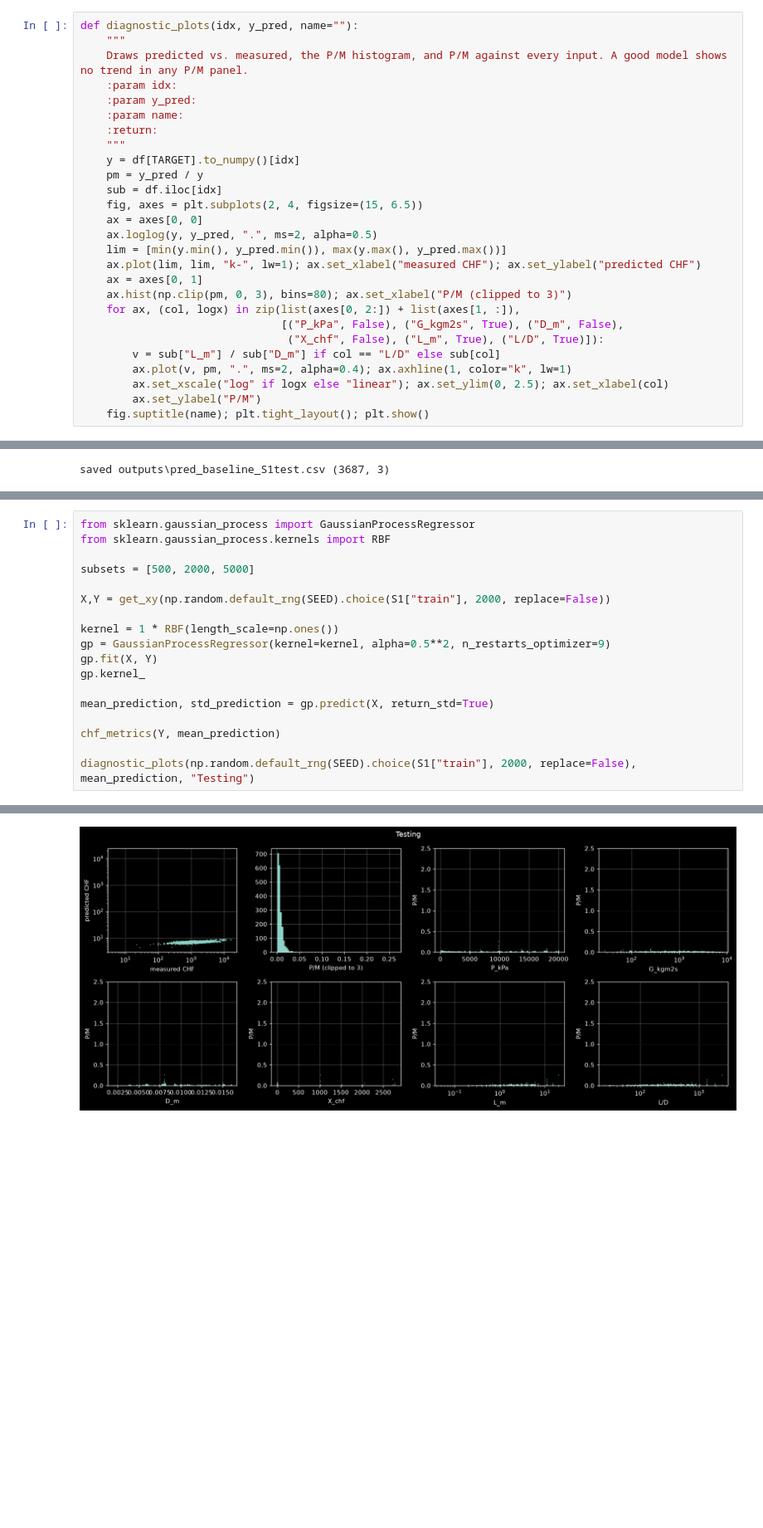
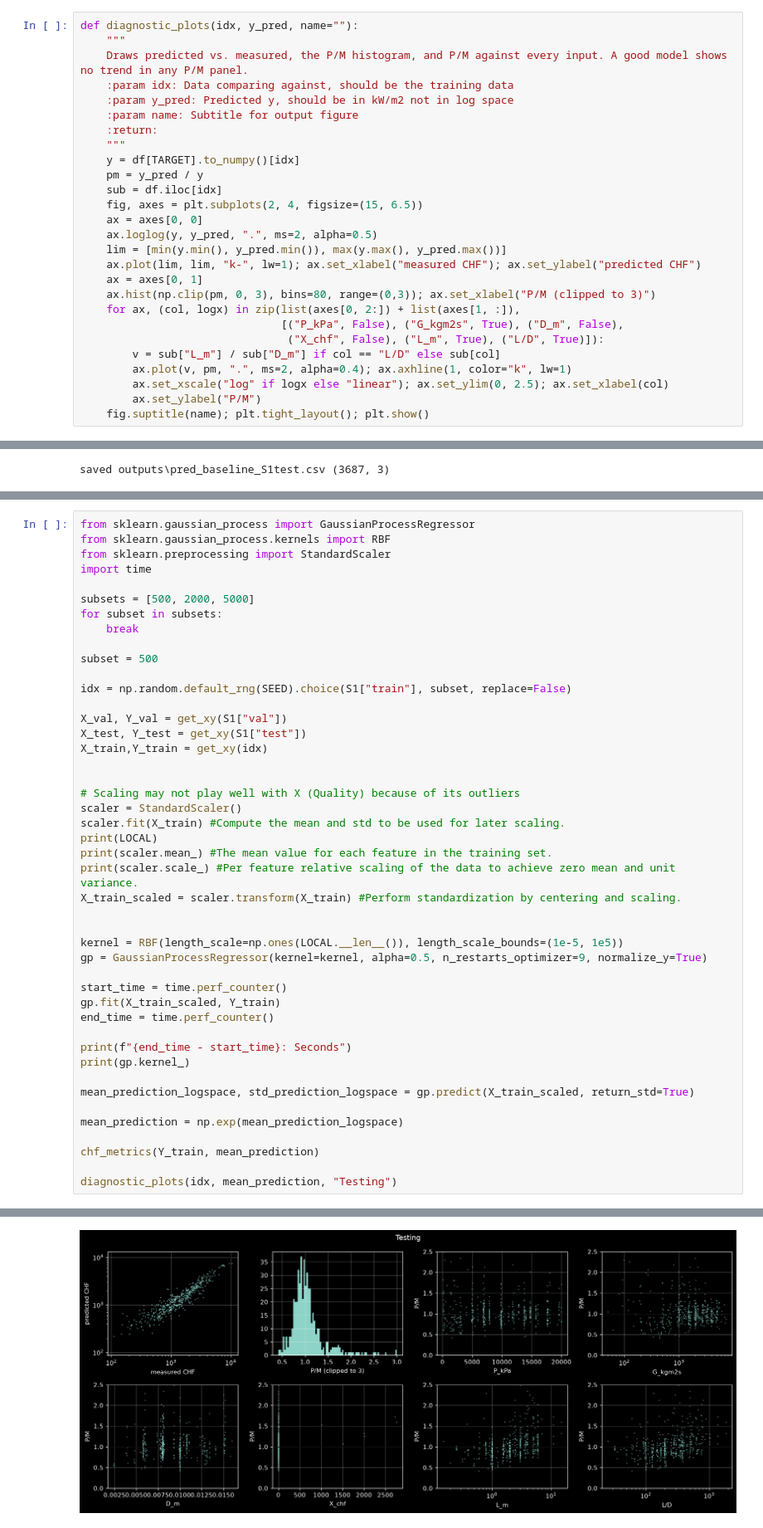
Before and after one commit to JosephAmador56/MECH4V95_Homework, a Jupyter notebook: starter_notebook.ipynb, the cells around one changed output, grey strips where cells are left out. Shown at 83% size. Saved outputs shown, nothing was run; the diff lists cells and outputs as text; blank space fills up the shorter version.

Commit message:
Getting output. Need to verify the noise and implement ARD still

```diff
--- a/starter_notebook.ipynb
+++ b/starter_notebook.ipynb
@@ -428,9 +434,9 @@ def calibration_curve_gaussian(y_true, mu_log, sigma_log, levels=np.linspace(0.1
 def diagnostic_plots(idx, y_pred, name=""):
     """
     Draws predicted vs. measured, the P/M histogram, and P/M against every input. A good model shows no trend in any P/M panel.
-    :param idx:
-    :param y_pred:
-    :param name:
+    :param idx: Data comparing against, should be the training data
+    :param y_pred: Predicted y, should be in kW/m2 not in log space
+    :param name: Subtitle for output figure
     :return:
     """
     y = df[TARGET].to_numpy()[idx]
@@ -442,7 +448,7 @@ def diagnostic_plots(idx, y_pred, name=""):
     lim = [min(y.min(), y_pred.min()), max(y.max(), y_pred.max())]
     ax.plot(lim, lim, "k-", lw=1); ax.set_xlabel("measured CHF"); ax.set_ylabel("predicted CHF")
     ax = axes[0, 1]
-    ax.hist(np.clip(pm, 0, 3), bins=80); ax.set_xlabel("P/M (clipped to 3)")
+    ax.hist(np.clip(pm, 0, 3), bins=80, range=(0,3)); ax.set_xlabel("P/M (clipped to 3)")
     for ax, (col, logx) in zip(list(axes[0, 2:]) + list(axes[1, :]),
                                [("P_kPa", False), ("G_kgm2s", True), ("D_m", False),
                                 ("X_chf", False), ("L_m", True), ("L/D", True)]):
@@ -616,19 +622,46 @@ saved outputs\pred_baseline_S1test.csv (3687, 3)
 # %%
 from sklearn.gaussian_process import GaussianProcessRegressor
 from sklearn.gaussian_process.kernels import RBF
+from sklearn.preprocessing import StandardScaler
+import time
 
 subsets = [500, 2000, 5000]
+for subset in subsets:
+    break
 
-X,Y = get_xy(np.random.default_rng(SEED).choice(S1["train"], 2000, replace=False))
+subset = 500
 
-kernel = 1 * RBF(length_scale=np.ones())
-gp = GaussianProcessRegressor(kernel=kernel, alpha=0.5**2, n_restarts_optimizer=9)
-gp.fit(X, Y)
-gp.kernel_
+idx = np.random.default_rng(SEED).choice(S1["train"], subset, replace=False)
 
-mean_prediction, std_prediction = gp.predict(X, return_std=True)
+X_val, Y_val = get_xy(S1["val"])
+X_test, Y_test = get_xy(S1["test"])
+X_train,Y_train = get_xy(idx)
 
-chf_metrics(Y, mean_prediction)
 
-diagnostic_plots(np.random.default_rng(SEED).choice(S1["train"], 2000, replace=False), mean_prediction, "Testing")
+# Scaling may not play well with X (Quality) because of its outliers
+scaler = StandardScaler()
+scaler.fit(X_train) #Compute the mean and std to be used for later scaling.
+print(LOCAL)
+print(scaler.mean_) #The mean value for each feature in the training set.
+print(scaler.scale_) #Per feature relative scaling of the data to achieve zero mean and unit variance.
+X_train_scaled = scaler.transform(X_train) #Perform standardization by centering and scaling.
+
+
+kernel = RBF(length_scale=np.ones(LOCAL.__len__()), length_scale_bounds=(1e-5, 1e5))
+gp = GaussianProcessRegressor(kernel=kernel, alpha=0.5, n_restarts_optimizer=9, normalize_y=True)
+
+start_time = time.perf_counter()
+gp.fit(X_train_scaled, Y_train)
+end_time = time.perf_counter()
+
+print(f"{end_time - start_time}: Seconds")
+print(gp.kernel_)
+
+mean_prediction_logspace, std_prediction_logspace = gp.predict(X_train_scaled, return_std=True)
+
+mean_prediction = np.exp(mean_prediction_logspace)
+
+chf_metrics(Y_train, mean_prediction)
+
+diagnostic_plots(idx, mean_prediction, "Testing")
 # %% [output]
@@ -635 +673 @@ diagnostic_plots(np.random.default_rng(SEED).choice(S1["train"], 2000, replace=F
-[figure, old version]
+[figure, new version]
```
Also changed, not shown: parts of 3 cells of this notebook.
